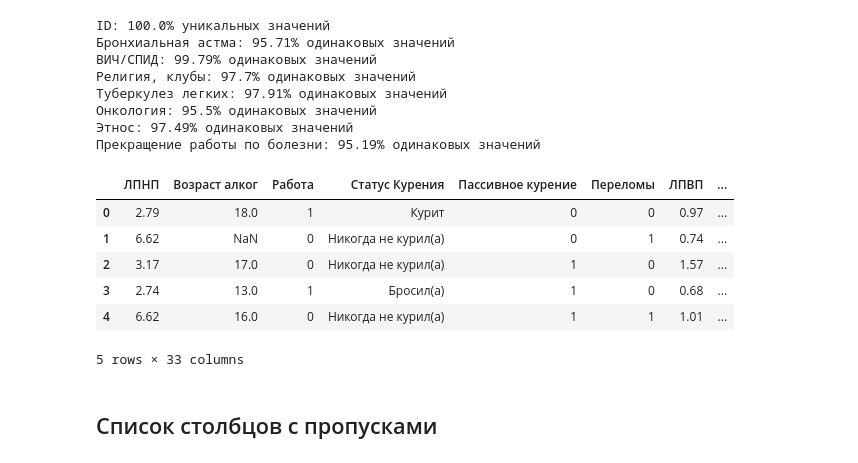
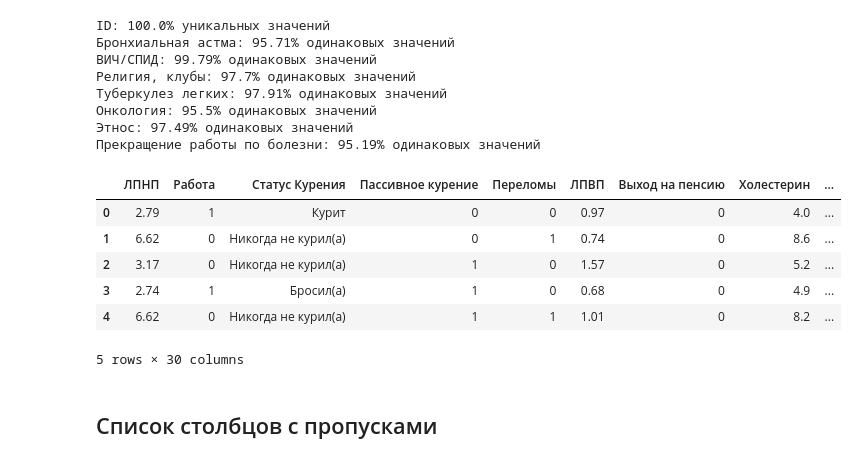
Before and after one commit to Tatutina/HeartDisease_Project, a Jupyter notebook: Preprocessing.ipynb, the cells around one changed output. Cells and saved outputs as stored; diff of their text form; code cells hidden in the pictures.

```diff
--- a/Preprocessing.ipynb
+++ b/Preprocessing.ipynb
@@ -288,17 +302,20 @@ ID: 100.0% уникальных значений
 Прекращение работы по болезни: 95.19% одинаковых значений
 # %%
 # Удаление неинформотивных признаков
-columns_to_remove = ["ID", 'Время пробуждения', "Время засыпания", "Этнос", "Прекращение работы по болезни","Туберкулез легких", "Бронхиальная астма", 'Онкология','ВИЧ/СПИД']
+columns_to_remove = ["ID", 'Время пробуждения', "Время засыпания", "Этнос",
+                     "Прекращение работы по болезни","Туберкулез легких",
+                     "Бронхиальная астма", 'Онкология',
+                     'Семья', 'Возраст алког','Частота пасс кур', 'ВИЧ/СПИД']
 heart = heart.drop(columns=columns_to_remove)
 heart.head()
 # %% [output]
-|  | ЛПНП | Возраст алког | Работа | Статус Курения | Пассивное курение | Переломы | ЛПВП | ... |
-| 0 | 2.79 | 18.0 | 1 | Курит | 0 | 0 | 0.97 | ... |
-| 1 | 6.62 | NaN | 0 | Никогда не курил(а) | 0 | 1 | 0.74 | ... |
-| 2 | 3.17 | 17.0 | 0 | Никогда не курил(а) | 1 | 0 | 1.57 | ... |
-| 3 | 2.74 | 13.0 | 1 | Бросил(а) | 1 | 0 | 0.68 | ... |
-| 4 | 6.62 | 16.0 | 0 | Никогда не курил(а) | 1 | 1 | 1.01 | ... |
+|  | ЛПНП | Работа | Статус Курения | Пассивное курение | Переломы | ЛПВП | Выход на пенсию | Холестерин | ... |
+| 0 | 2.79 | 1 | Курит | 0 | 0 | 0.97 | 0 | 4.0 | ... |
+| 1 | 6.62 | 0 | Никогда не курил(а) | 0 | 1 | 0.74 | 0 | 8.6 | ... |
+| 2 | 3.17 | 0 | Никогда не курил(а) | 1 | 0 | 1.57 | 0 | 5.2 | ... |
+| 3 | 2.74 | 1 | Бросил(а) | 1 | 0 | 0.68 | 0 | 4.9 | ... |
+| 4 | 6.62 | 0 | Никогда не курил(а) | 1 | 1 | 1.01 | 0 | 8.2 | ... |
-5 rows × 33 columns
+5 rows × 30 columns
 # %% [markdown]
 ## Список столбцов с пропусками
 # %%
```
Also changed, not shown: parts of 17 cells of this notebook.
